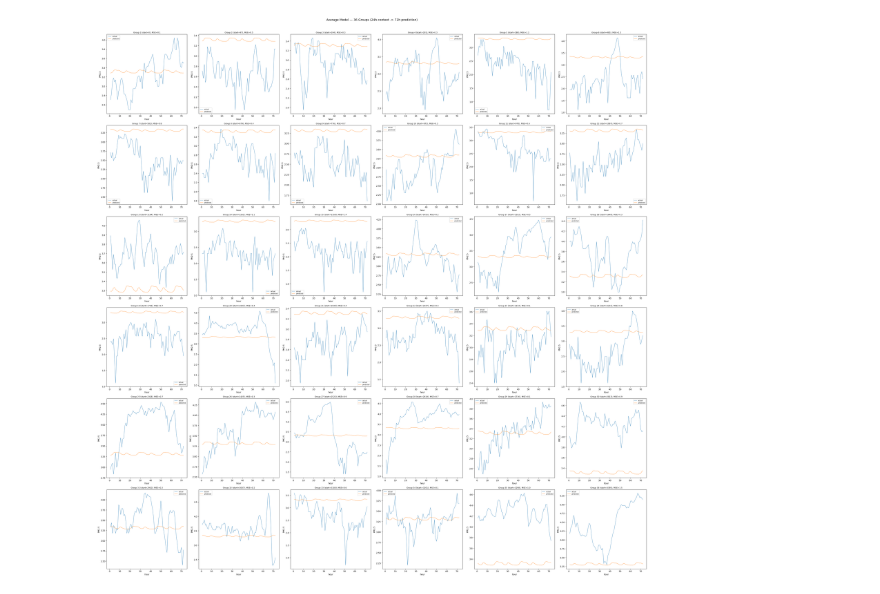
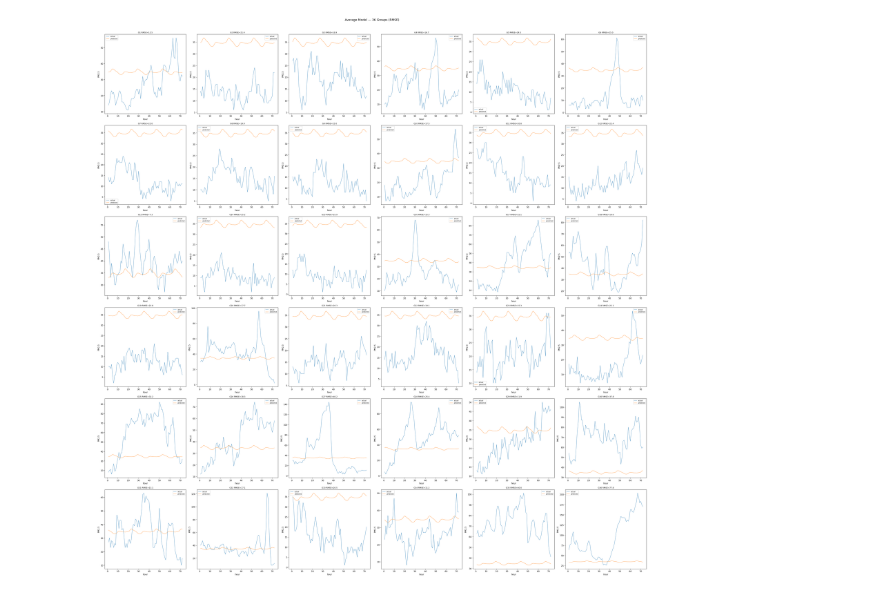
Before and after one commit to sakurantic/prediction, a Jupyter notebook: notes/average_model(1).ipynb, the cells around one changed output. Saved outputs shown, nothing was run; the diff lists cells and outputs as text; code cells hidden in the pictures.

```diff
--- a/notes/average_model(1).ipynb
+++ b/notes/average_model(1).ipynb
@@ -89,50 +63,29 @@ MSE = 0.59
 # %%
 # ============================================================
-# 36 组评估: 每组 24h 上下文 + 72h 预测 (基线模型)
-# 基线模型直接用每小时历史均值, 无需多步预测
+# 36 组评估: 每组 24h 上下文 + 72h 预测, RMSE (ug/m3)
 # ============================================================
-import numpy as np
+N_GROUPS, N_CTX, N_PRED = 36, 24, 72
+STRIDE = (len(df_te) - N_CTX - N_PRED) // (N_GROUPS - 1)
+pm_te = df_te['pm_ave'].values
 
-N_GROUPS = 36
-N_CONTEXT = 24
-N_PREDICT = 72
-STRIDE = (len(df_test) - N_CONTEXT - N_PREDICT) // (N_GROUPS - 1)
-
-pm_test = df_test['pm_ave'].values
-
-all_mses = []
-fig, axes = plt.subplots(6, 6, figsize=(36, 36))
-axes = axes.flatten()
-
+rmses = []
+fig, axes = plt.subplots(6, 6, figsize=(36, 36)); axes = axes.flatten()
 for g in range(N_GROUPS):
-    start = g * STRIDE
-    ctx_end = start + N_CONTEXT
-    pred_end = ctx_end + N_PREDICT
-
-    # 基线预测: 直接查表 hourly_baseline
-    pred_hours = df_test.index[ctx_end:pred_end].hour
-    preds = pred_hours.map(hourly_baseline).values
-    actual = pm_test[ctx_end:pred_end]
-
-    mse = ((preds - actual) ** 2).mean()
-    all_mses.append(mse)
-
-    ax = axes[g]
-    hours = np.arange(1, N_PREDICT + 1)
-    ax.plot(hours, actual, linewidth=0.8, label='actual')
-    ax.plot(hours, preds, linewidth=0.8, label='predicted')
-    ax.set_title(f'Group {g+1} (start={start}), MSE={mse:.1f}', fontsize=9)
-    ax.legend(fontsize=7)
-    ax.set_xlabel('hour')
-    ax.set_ylabel('PM2.5')
-
-plt.suptitle(f'Average Model — {N_GROUPS} Groups (24h context -> 72h prediction)', fontsize=14, y=1.01)
-plt.tight_layout()
-plt.show()
-
-print(f'\n=== {N_GROUPS} 组 MSE 汇总 ===')
-for g, mse in enumerate(all_mses):
-    print(f'  Group {g+1:2d}: MSE = {mse:.2f}')
-print(f'\n平均 MSE = {np.mean(all_mses):.2f}')
+    s = g * STRIDE
+    hours = df_te.index[s+N_CTX:s+N_CTX+N_PRED].hour
+    preds = hours.map(hourly_baseline).values
+    actual = pm_te[s+N_CTX:s+N_CTX+N_PRED]
+    rmse = np.sqrt(((preds - actual) ** 2).mean())
+    rmses.append(rmse)
+    ax = axes[g]; h = np.arange(1, N_PRED+1)
+    ax.plot(h, actual, lw=0.8, label='actual')
+    ax.plot(h, preds, lw=0.8, label='predicted')
+    ax.set_title(f'G{g+1} RMSE={rmse:.1f}', fontsize=9)
+    ax.legend(fontsize=7); ax.set_xlabel('hour'); ax.set_ylabel('PM2.5')
+plt.suptitle(f'Average Model — {N_GROUPS} Groups (RMSE)', fontsize=14, y=1.01)
+plt.tight_layout(); plt.show()
+print(f'\n=== {N_GROUPS} 组 RMSE 汇总 ===')
+for g, r in enumerate(rmses): print(f'  G{g+1:2d}: {r:.2f}')
+print(f'\n平均 RMSE = {np.mean(rmses):.2f}')
 # %% [output]
-[figure, old version]
+[figure, new version]
```
Also changed, not shown: parts of 4 cells of this notebook, 7 other files.
